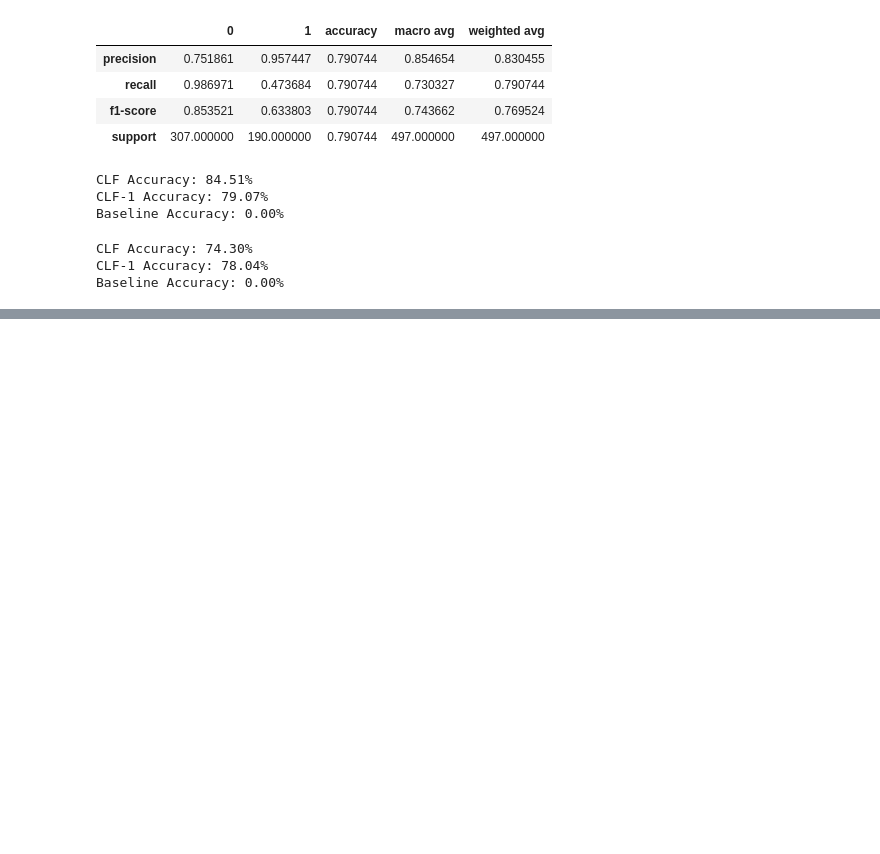
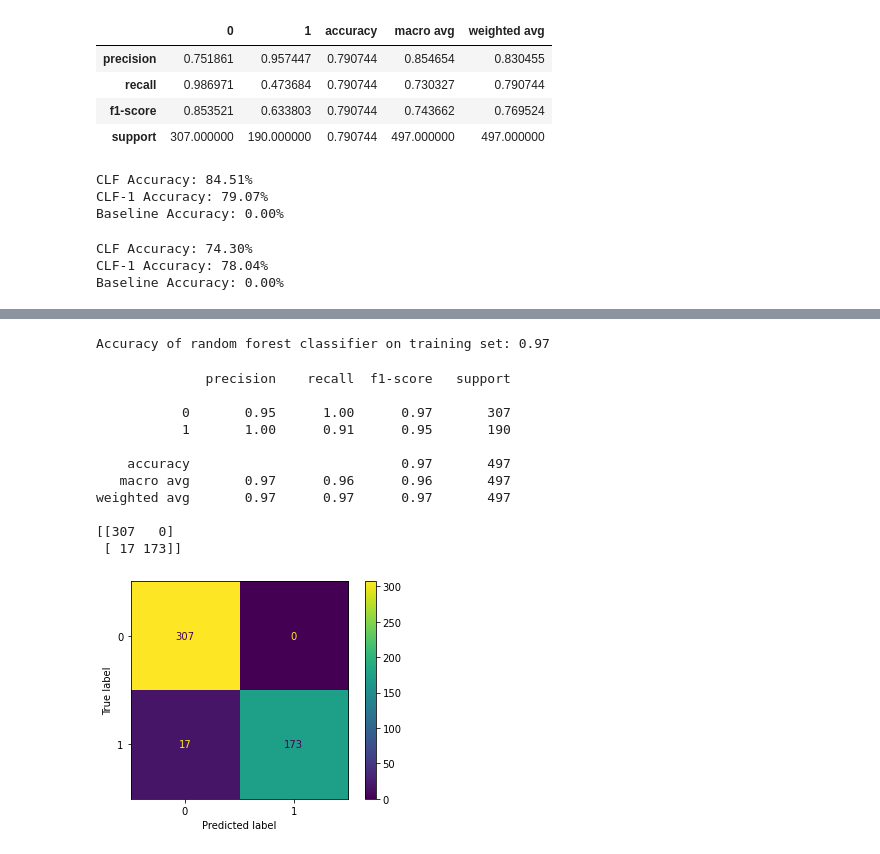
Before and after one commit to cristianibarra1/classification-exercises, a Jupyter notebook: model.ipynb, the cells around one changed output, grey strips where cells are left out. Drawn from its saved outputs; the diff is of its cells as text; code cells hidden in the pictures; blank space fills up the shorter version.

```diff
--- a/model.ipynb
+++ b/model.ipynb
@@ -294,0 +210,35 @@ support: 153
+# %%
+rf = RandomForestClassifier(bootstrap=True,
+                            class_weight=None,
+                            criterion='gini',
+                            min_samples_leaf=1,
+                            n_estimators=100,
+                            max_depth=10,
+                            random_state=123)
+rf.fit(X_train, y_train)
+y_pred = rf.predict(X_train)
+print('Accuracy of random forest classifier on training set: {:.2f}'
+     .format(rf.score(X_train, y_train)))
+# %% [output]
+Accuracy of random forest classifier on training set: 0.97
+# %%
+cm = confusion_matrix(y_train, y_pred)
+print(classification_report(y_train, y_pred))
+print(confusion_matrix(y_train, y_pred))
+disp = ConfusionMatrixDisplay(confusion_matrix=cm, display_labels=rf.classes_)
+
+disp.plot()
+plt.show()
+# %% [output]
+              precision    recall  f1-score   support
+
+           0       0.95      1.00      0.97       307
+           1       1.00      0.91      0.95       190
+
+    accuracy                           0.97       497
+   macro avg       0.97      0.96      0.96       497
+weighted avg       0.97      0.97      0.97       497
+
+[[307   0]
+ [ 17 173]]
+[figure, added]
```
Also changed, not shown: parts of 30 cells of this notebook.
